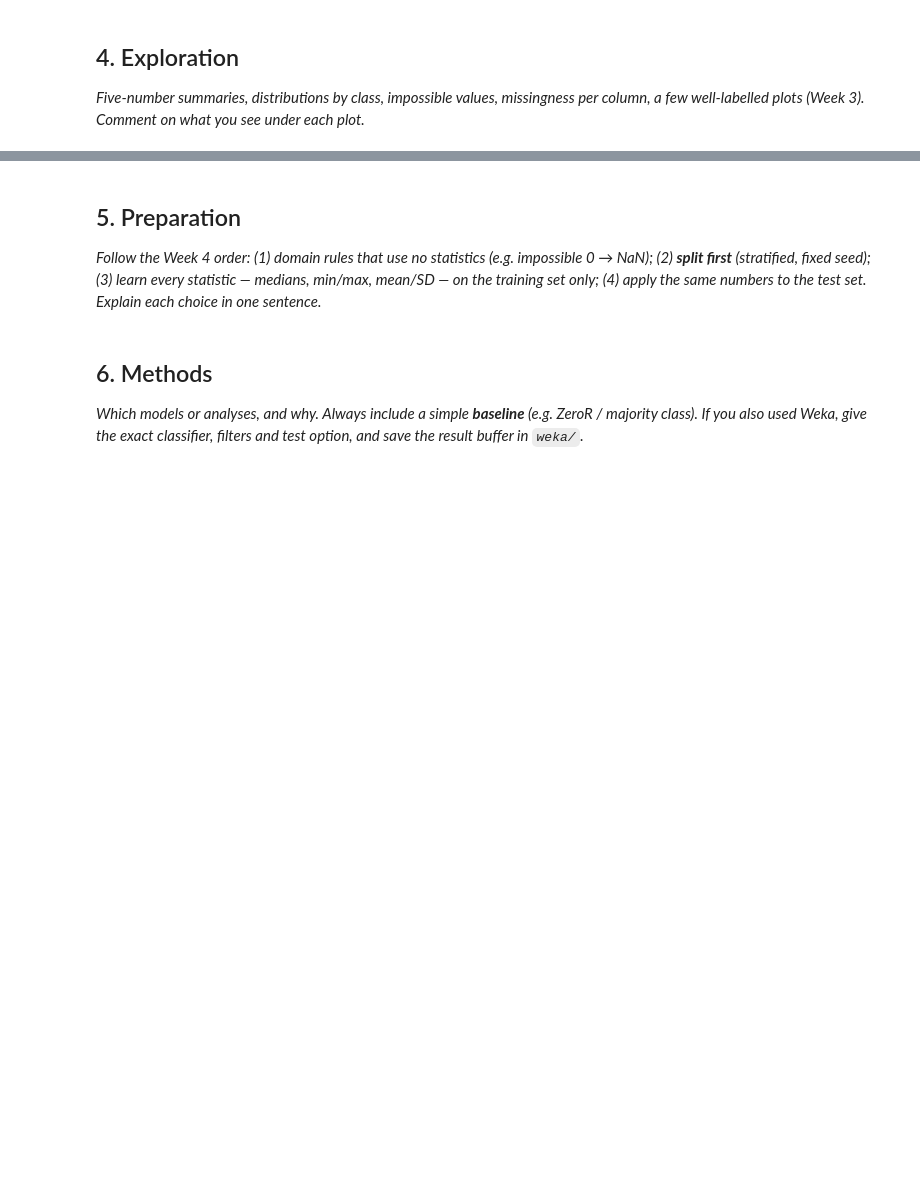
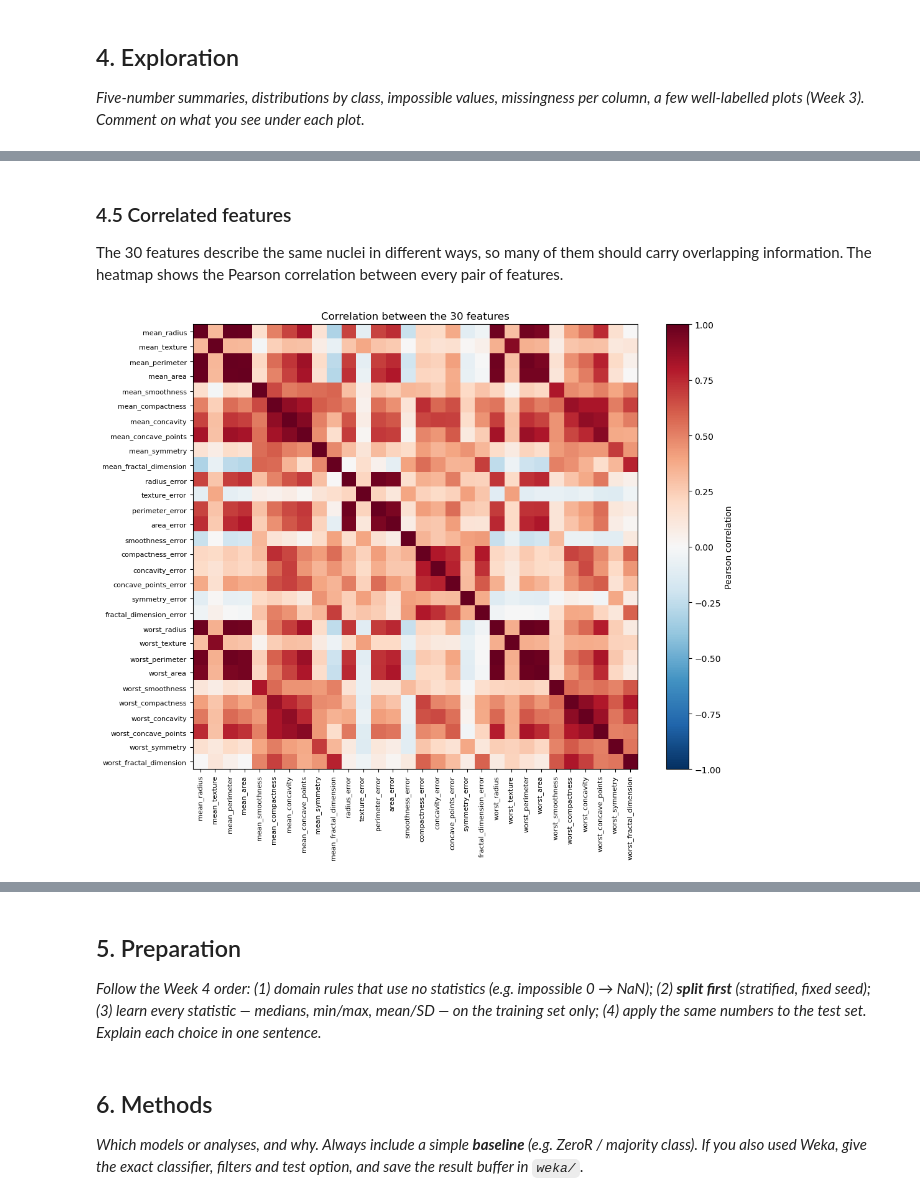
Before and after one commit to TalhaTufanN/se309-breast-cancer-diagnosis, a Jupyter notebook: notebooks/project.ipynb, the cells around one changed output, grey strips where cells are left out. Saved outputs shown, nothing was run; the diff lists cells and outputs as text; code cells hidden in the pictures; blank space fills up the shorter version.

```diff
--- a/notebooks/project.ipynb
+++ b/notebooks/project.ipynb
@@ -73,0 +216,18 @@ df.head()
+# %% [markdown]
+### 4.5 Correlated features
+
+The 30 features describe the same nuclei in different ways, so many of them should carry overlapping information. The heatmap shows the Pearson correlation between every pair of features.
+# %%
+corr = df[features].corr()
+
+fig, ax = plt.subplots(figsize=(11, 9))
+im = ax.imshow(corr, cmap="RdBu_r", vmin=-1, vmax=1)
+ax.set_xticks(range(len(features)), features, rotation=90, fontsize=8)
+ax.set_yticks(range(len(features)), features, fontsize=8)
+fig.colorbar(im, ax=ax, label="Pearson correlation")
+ax.set_title("Correlation between the 30 features")
+plt.tight_layout()
+plt.savefig(IMG / "correlation_heatmap.png", dpi=150)
+plt.show()
+# %% [output]
+[figure, added]
```
Also changed, not shown: parts of 25 cells of this notebook, 5 other files.
